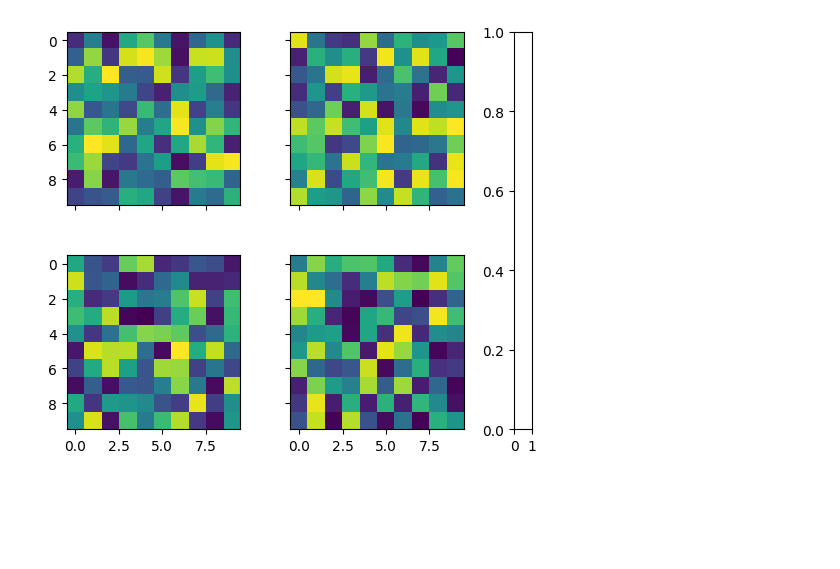
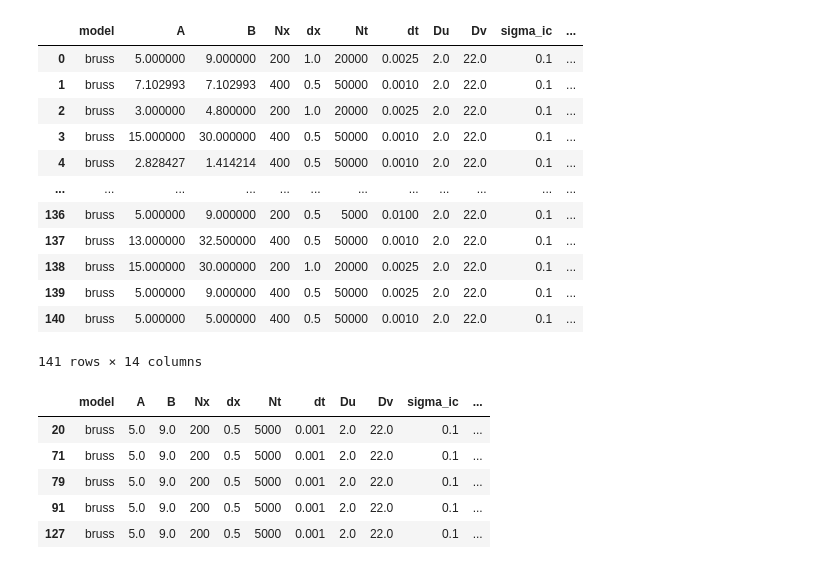
Before and after one commit to valentinvogt/pde-solvers-cuda, a Jupyter notebook: analysis/test.ipynb, the cells around one changed output. Cells and saved outputs as stored; diff of their text form; code cells hidden in the pictures; blank space fills up the shorter version.

```diff
--- a/analysis/test.ipynb
+++ b/analysis/test.ipynb
@@ -1,34 +0,0 @@
-# %%
-import matplotlib.pyplot as plt
-from mpl_toolkits.axes_grid1 import ImageGrid
-import numpy as np
-from matplotlib.animation import FuncAnimation
-
-# Parameters
-nrows, ncols = 2, 2  # Grid size
-frames = 100         # Number of animation frames
-
-# Create a figure and ImageGrid
-fig = plt.figure(figsize=(6, 6))
-grid = ImageGrid(fig, 111, nrows_ncols=(nrows, ncols), axes_pad=0.5, cbar_mode='single')
-
-# Initialize data for the grid
-data = [np.random.rand(10, 10) for _ in range(nrows * ncols)]
-
-# Create images in the grid
-images = [ax.imshow(data[i], cmap='viridis', vmin=0, vmax=1) for i, ax in enumerate(grid)]
-
-# Animation update function
-def update(frame):
-    for img in images:
-        new_data = np.random.rand(10, 10)  # Generate new data
-        img.set_array(new_data)
-    return images
-
-# Create the animation
-ani = FuncAnimation(fig, update, frames=frames, blit=True)
-
-# Show the animation
-ani.save('animation.mp4', writer='ffmpeg', fps=30)
-# %% [output]
-[figure, removed]
@@ -34,0 +15,21 @@ ani.save('animation.mp4', writer='ffmpeg', fps=30)
+# %%
+model = 'bruss'
+# %%
+load_dotenv()
+data_dir = os.getenv("DATA_DIR")
+df0 = get_db(data_dir, model)
+df0
+# %% [output]
+|  | model | A | B | Nx | dx | Nt | dt | Du | Dv | sigma_ic | ... |
+| 0 | bruss | 5.000000 | 9.000000 | 200 | 1.0 | 20000 | 0.0025 | 2.0 | 22.0 | 0.1 | ... |
+| 1 | bruss | 7.102993 | 7.102993 | 400 | 0.5 | 50000 | 0.0010 | 2.0 | 22.0 | 0.1 | ... |
+| 2 | bruss | 3.000000 | 4.800000 | 200 | 1.0 | 20000 | 0.0025 | 2.0 | 22.0 | 0.1 | ... |
+| 3 | bruss | 15.000000 | 30.000000 | 400 | 0.5 | 50000 | 0.0010 | 2.0 | 22.0 | 0.1 | ... |
+| 4 | bruss | 2.828427 | 1.414214 | 400 | 0.5 | 50000 | 0.0010 | 2.0 | 22.0 | 0.1 | ... |
+| ... | ... | ... | ... | ... | ... | ... | ... | ... | ... | ... | ... |
+| 136 | bruss | 5.000000 | 9.000000 | 200 | 0.5 | 5000 | 0.0100 | 2.0 | 22.0 | 0.1 | ... |
+| 137 | bruss | 13.000000 | 32.500000 | 400 | 0.5 | 50000 | 0.0010 | 2.0 | 22.0 | 0.1 | ... |
+| 138 | bruss | 15.000000 | 30.000000 | 200 | 1.0 | 20000 | 0.0025 | 2.0 | 22.0 | 0.1 | ... |
+| 139 | bruss | 5.000000 | 9.000000 | 400 | 0.5 | 50000 | 0.0025 | 2.0 | 22.0 | 0.1 | ... |
+| 140 | bruss | 5.000000 | 5.000000 | 400 | 0.5 | 50000 | 0.0010 | 2.0 | 22.0 | 0.1 | ... |
+141 rows × 14 columns
@@ -34,0 +38,9 @@ ani.save('animation.mp4', writer='ffmpeg', fps=30)
+# %%
+df
+# %% [output]
+|  | model | A | B | Nx | dx | Nt | dt | Du | Dv | sigma_ic | ... |
+| 20 | bruss | 5.0 | 9.0 | 200 | 0.5 | 5000 | 0.001 | 2.0 | 22.0 | 0.1 | ... |
+| 71 | bruss | 5.0 | 9.0 | 200 | 0.5 | 5000 | 0.001 | 2.0 | 22.0 | 0.1 | ... |
+| 79 | bruss | 5.0 | 9.0 | 200 | 0.5 | 5000 | 0.001 | 2.0 | 22.0 | 0.1 | ... |
+| 91 | bruss | 5.0 | 9.0 | 200 | 0.5 | 5000 | 0.001 | 2.0 | 22.0 | 0.1 | ... |
+| 127 | bruss | 5.0 | 9.0 | 200 | 0.5 | 5000 | 0.001 | 2.0 | 22.0 | 0.1 | ... |
```
Also changed, not shown: parts of 3 cells of this notebook, 25 other files.
